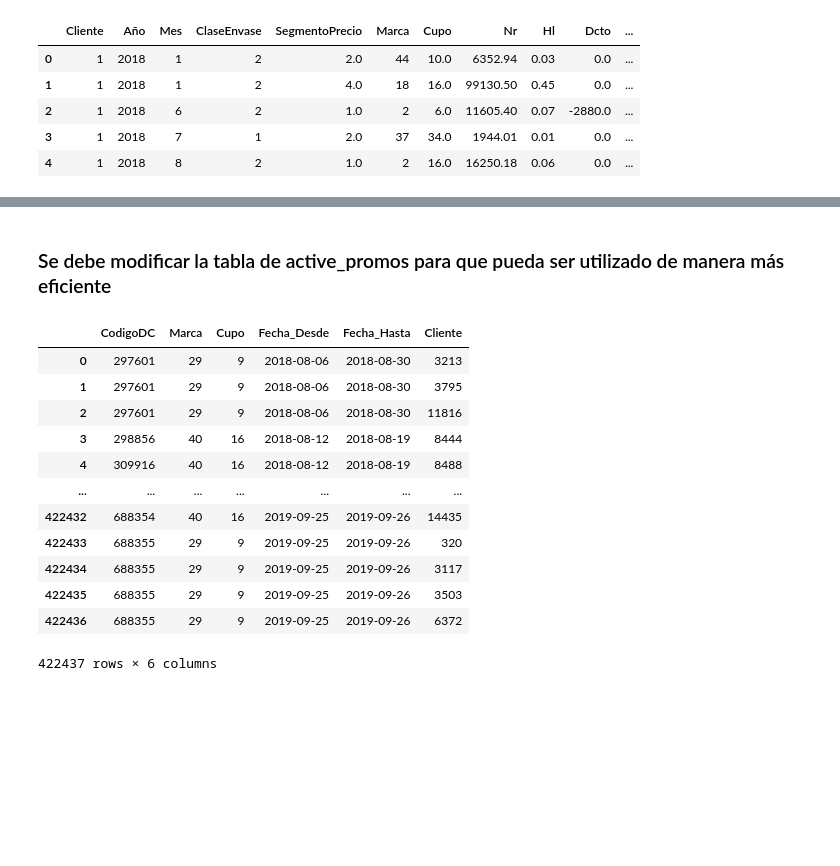
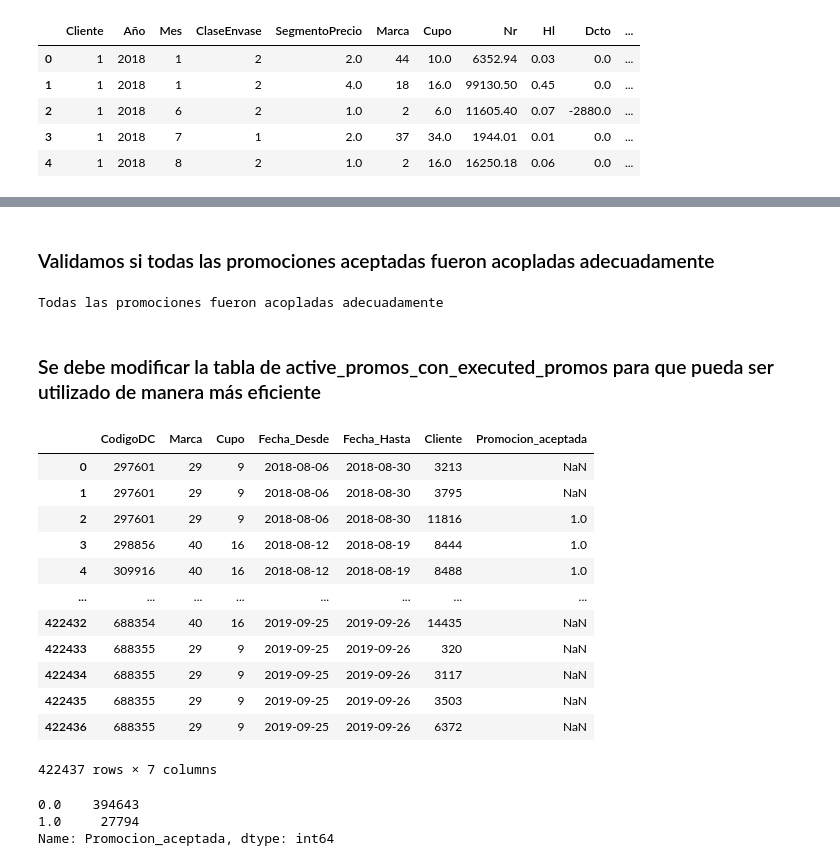
Before and after one commit to alvaro230699/DataCupABINBEV-R2ROC, a Jupyter notebook: Notebooks/DataCupBrewing.ipynb, the cells around one changed output, grey strips where cells are left out. Drawn from its saved outputs; the diff is of its cells as text; code cells hidden in the pictures; blank space fills up the shorter version.

Commit message:
Actualizando Data

```diff
--- a/Notebooks/DataCupBrewing.ipynb
+++ b/Notebooks/DataCupBrewing.ipynb
@@ -171,0 +171,3 @@ sales_data_con_clients_attributes.head()
+# %%
+executed_promos_data['Promocion_aceptada']=1
+executed_promos_data
@@ -171,0 +188,3 @@ sales_data_con_clients_attributes.head()
+# %%
+active_promos_con_executed_promos=active_promos_data.merge(executed_promos_data,how='left',on=['CodigoDC','Cliente','Marca','Cupo'])
+active_promos_con_executed_promos.head()
@@ -172,18 +198,32 @@ sales_data_con_clients_attributes.head()
+# %% [markdown]
+### Validamos si todas las promociones aceptadas fueron acopladas adecuadamente
+# %%
+if active_promos_con_executed_promos['Promocion_aceptada'].notna().sum()==executed_promos_data.shape[0]:
+    print('Todas las promociones fueron acopladas adecuadamente')
+# %% [output]
+Todas las promociones fueron acopladas adecuadamente
 # %% [markdown]
-### Se debe modificar la tabla de active_promos para que pueda ser utilizado de manera más eficiente
+### Se debe modificar la tabla de active_promos_con_executed_promos para que pueda ser utilizado de manera más eficiente
 # %%
-display(active_promos_data)
+display(active_promos_con_executed_promos)
 # %% [output]
-|  | CodigoDC | Marca | Cupo | Fecha_Desde | Fecha_Hasta | Cliente |
-| 0 | 297601 | 29 | 9 | 2018-08-06 | 2018-08-30 | 3213 |
-| 1 | 297601 | 29 | 9 | 2018-08-06 | 2018-08-30 | 3795 |
-| 2 | 297601 | 29 | 9 | 2018-08-06 | 2018-08-30 | 11816 |
-| 3 | 298856 | 40 | 16 | 2018-08-12 | 2018-08-19 | 8444 |
-| 4 | 309916 | 40 | 16 | 2018-08-12 | 2018-08-19 | 8488 |
-| ... | ... | ... | ... | ... | ... | ... |
-| 422432 | 688354 | 40 | 16 | 2019-09-25 | 2019-09-26 | 14435 |
-| 422433 | 688355 | 29 | 9 | 2019-09-25 | 2019-09-26 | 320 |
-| 422434 | 688355 | 29 | 9 | 2019-09-25 | 2019-09-26 | 3117 |
-| 422435 | 688355 | 29 | 9 | 2019-09-25 | 2019-09-26 | 3503 |
-| 422436 | 688355 | 29 | 9 | 2019-09-25 | 2019-09-26 | 6372 |
+|  | CodigoDC | Marca | Cupo | Fecha_Desde | Fecha_Hasta | Cliente | Promocion_aceptada |
+| 0 | 297601 | 29 | 9 | 2018-08-06 | 2018-08-30 | 3213 | NaN |
+| 1 | 297601 | 29 | 9 | 2018-08-06 | 2018-08-30 | 3795 | NaN |
+| 2 | 297601 | 29 | 9 | 2018-08-06 | 2018-08-30 | 11816 | 1.0 |
+| 3 | 298856 | 40 | 16 | 2018-08-12 | 2018-08-19 | 8444 | 1.0 |
+| 4 | 309916 | 40 | 16 | 2018-08-12 | 2018-08-19 | 8488 | 1.0 |
+| ... | ... | ... | ... | ... | ... | ... | ... |
+| 422432 | 688354 | 40 | 16 | 2019-09-25 | 2019-09-26 | 14435 | NaN |
+| 422433 | 688355 | 29 | 9 | 2019-09-25 | 2019-09-26 | 320 | NaN |
+| 422434 | 688355 | 29 | 9 | 2019-09-25 | 2019-09-26 | 3117 | NaN |
+| 422435 | 688355 | 29 | 9 | 2019-09-25 | 2019-09-26 | 3503 | NaN |
+| 422436 | 688355 | 29 | 9 | 2019-09-25 | 2019-09-26 | 6372 | NaN |
-422437 rows × 6 columns
+422437 rows × 7 columns
+# %%
+active_promos_con_executed_promos['Promocion_aceptada']=active_promos_con_executed_promos['Promocion_aceptada'].apply(lambda x: 0 if x!=1.0 else x)
+active_promos_con_executed_promos['Promocion_aceptada'].value_counts()
+# %% [output]
+0.0    394643
+1.0     27794
+Name: Promocion_aceptada, dtype: int64
```
Also changed, not shown: parts of 28 cells of this notebook, 1 other file.
